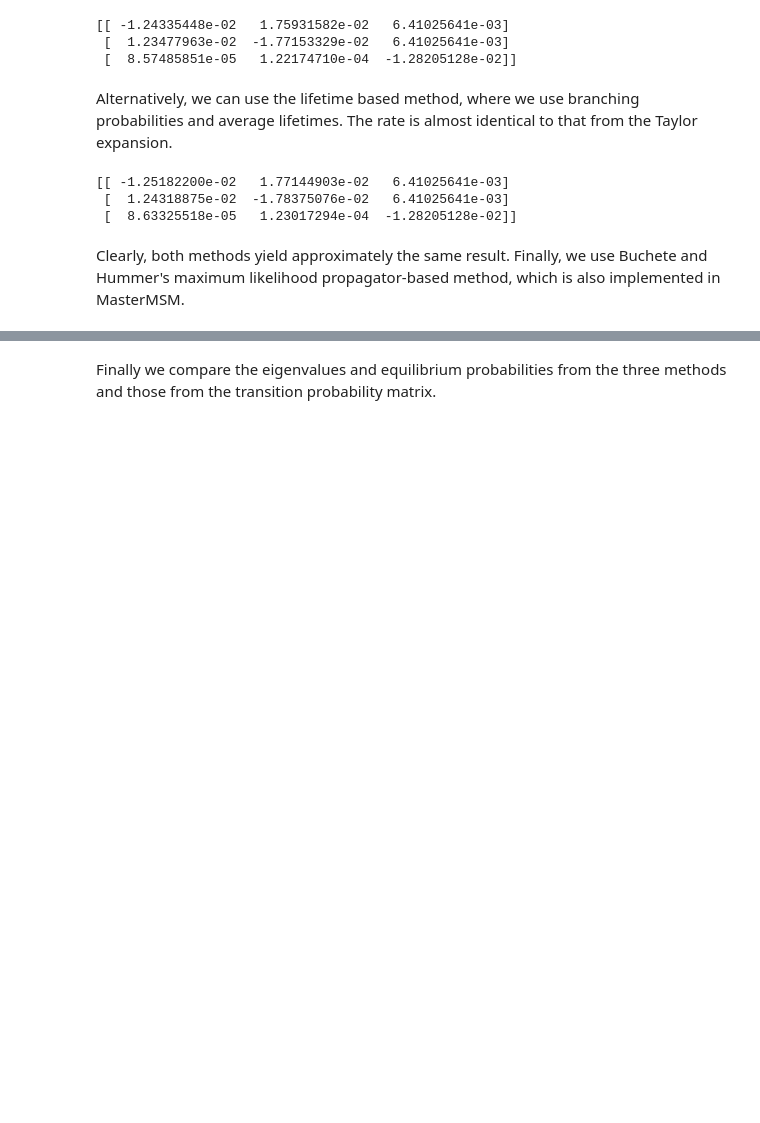
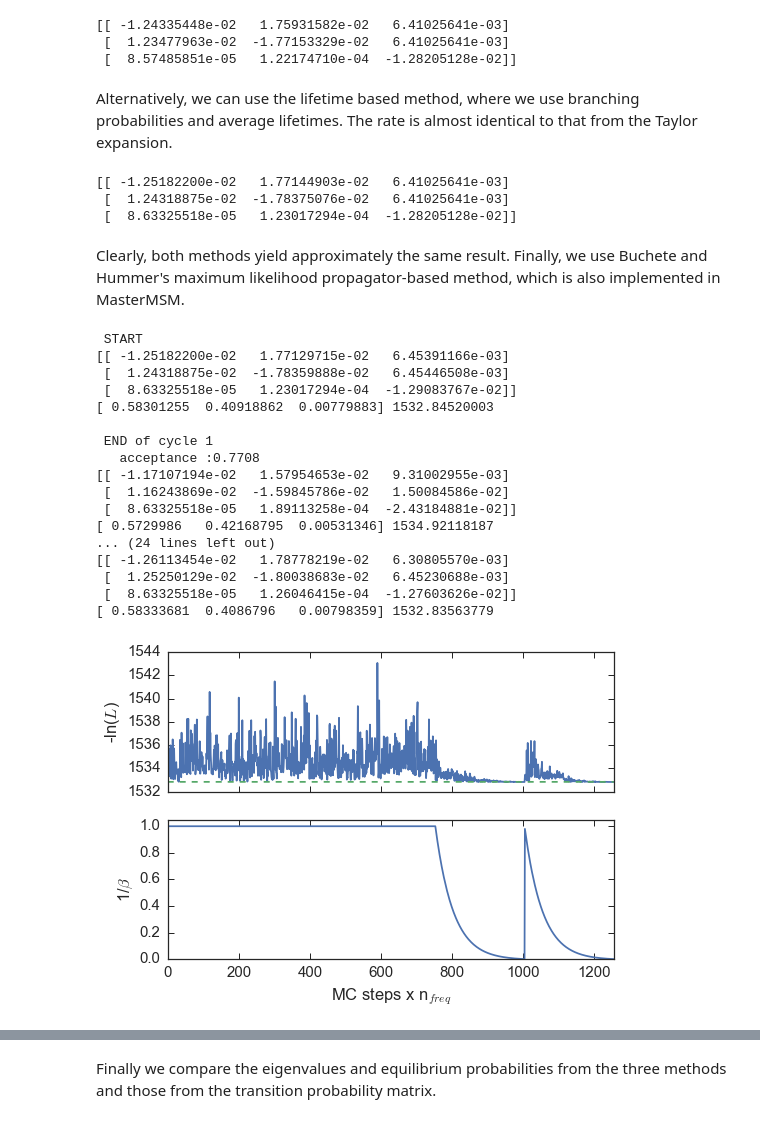
Before and after one commit to BioKT/MasterMSM, a Jupyter notebook: examples/alanine_dipeptide/ala_dipeptide_maxlike.ipynb, the cells around one changed output, grey strips where cells are left out. Drawn from its saved outputs; the diff is of its cells as text; code cells hidden in the pictures; blank space fills up the shorter version.

```diff
--- a/examples/alanine_dipeptide/ala_dipeptide_maxlike.ipynb
+++ b/examples/alanine_dipeptide/ala_dipeptide_maxlike.ipynb
@@ -74,4 +74,25 @@ print msm_alaTB.lbrate
  [  8.63325518e-05   1.23017294e-04  -1.28205128e-02]]
 # %% [markdown]
 Clearly, both methods yield approximately the same result. Finally, we use Buchete and Hummer's maximum likelihood propagator-based method, which is also implemented in MasterMSM.
+# %%
+msm_alaTB.msms[1].do_rate(method='MLPB', init=msm_alaTB.lbrate, report=True)
+# %% [output]
+ START
+[[ -1.25182200e-02   1.77129715e-02   6.45391166e-03]
+ [  1.24318875e-02  -1.78359888e-02   6.45446508e-03]
+ [  8.63325518e-05   1.23017294e-04  -1.29083767e-02]]
+[ 0.58301255  0.40918862  0.00779883] 1532.84520003
+
+ END of cycle 1
+   acceptance :0.7708
+[[ -1.17107194e-02   1.57954653e-02   9.31002955e-03]
+ [  1.16243869e-02  -1.59845786e-02   1.50084586e-02]
+ [  8.63325518e-05   1.89113258e-04  -2.43184881e-02]]
+[ 0.5729986   0.42168795  0.00531346] 1534.92118187
+... (24 lines left out)
+[[ -1.26113454e-02   1.78778219e-02   6.30805570e-03]
+ [  1.25250129e-02  -1.80038683e-02   6.45230688e-03]
+ [  8.63325518e-05   1.26046415e-04  -1.27603626e-02]]
+[ 0.58333681  0.4086796   0.00798359] 1532.83563779
+[figure, added]
 # %%
```
Also changed, not shown: parts of 3 cells of this notebook.
